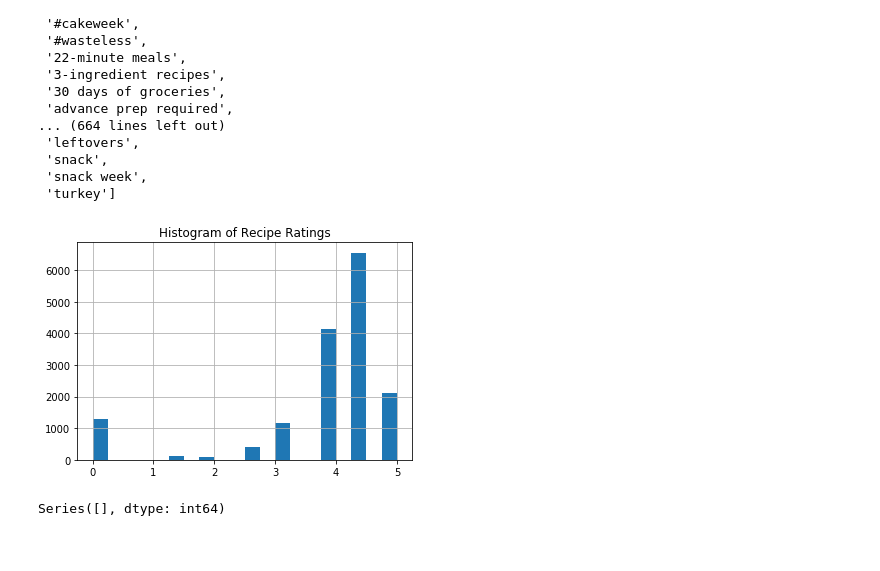
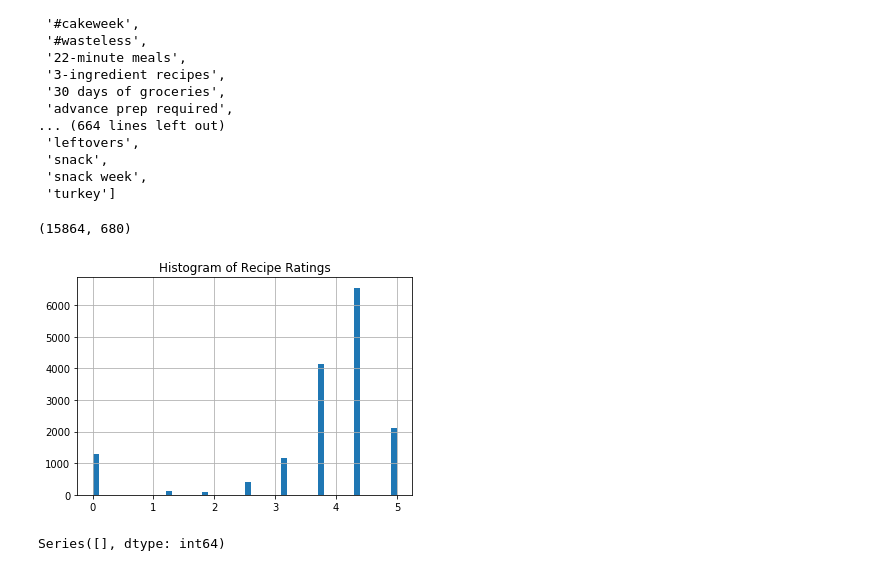
Before and after one commit to zinrion/Thinkful-Projects, a Jupyter notebook: SVM Challenge.ipynb, the cells around one changed output. Cells and saved outputs as stored; diff of their text form; code cells hidden in the pictures.

```diff
--- a/SVM Challenge.ipynb
+++ b/SVM Challenge.ipynb
@@ -43,13 +45,17 @@ list(raw_data.columns)
  'snack',
  'snack week',
  'turkey']
+# %%
+raw_data.shape
+# %% [output]
+(15864, 680)
 # %%
 #Recipe ratings histogram
-raw_data.rating.hist(bins=20)
+raw_data.rating.hist(bins=50)
 plt.title('Histogram of Recipe Ratings')
 plt.show()
 # %% [output]
-[figure, old version]
+[figure, new version]
 # %%
 # Count nulls
 null_count = raw_data.isnull().sum()
```
Also changed, not shown: parts of 14 cells of this notebook.
